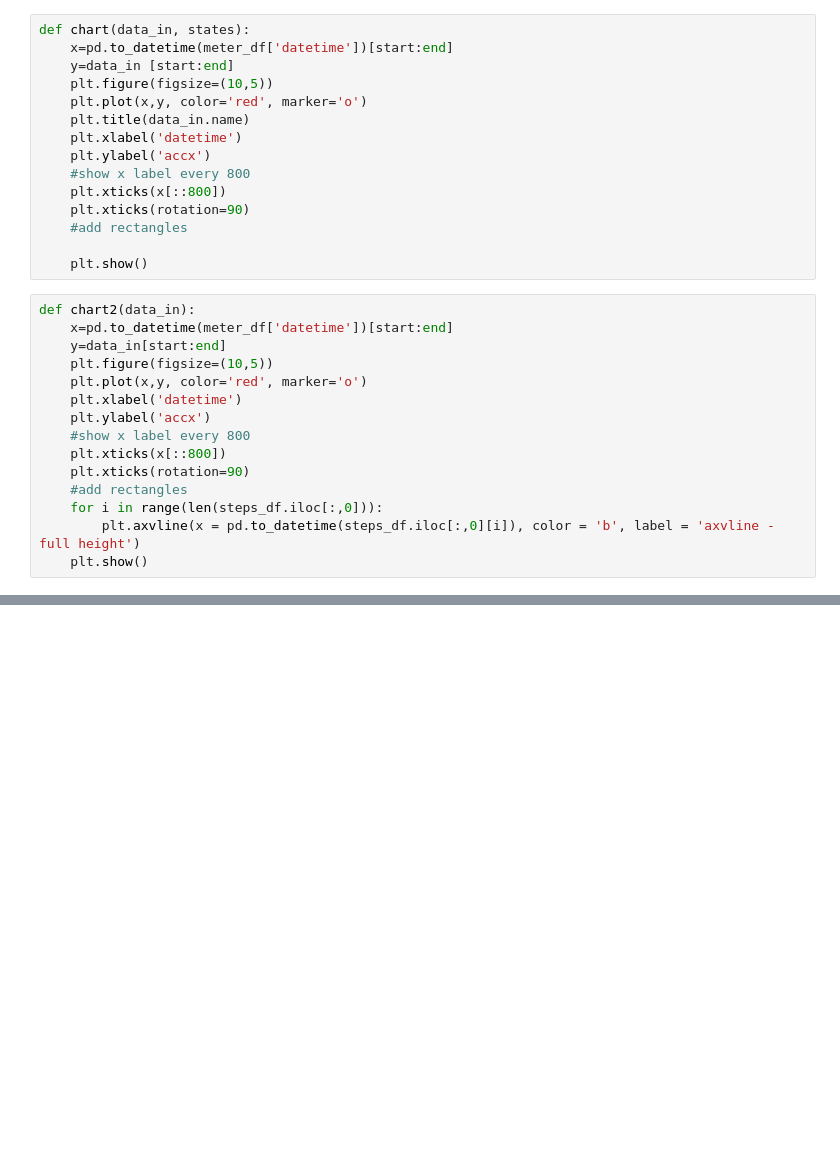
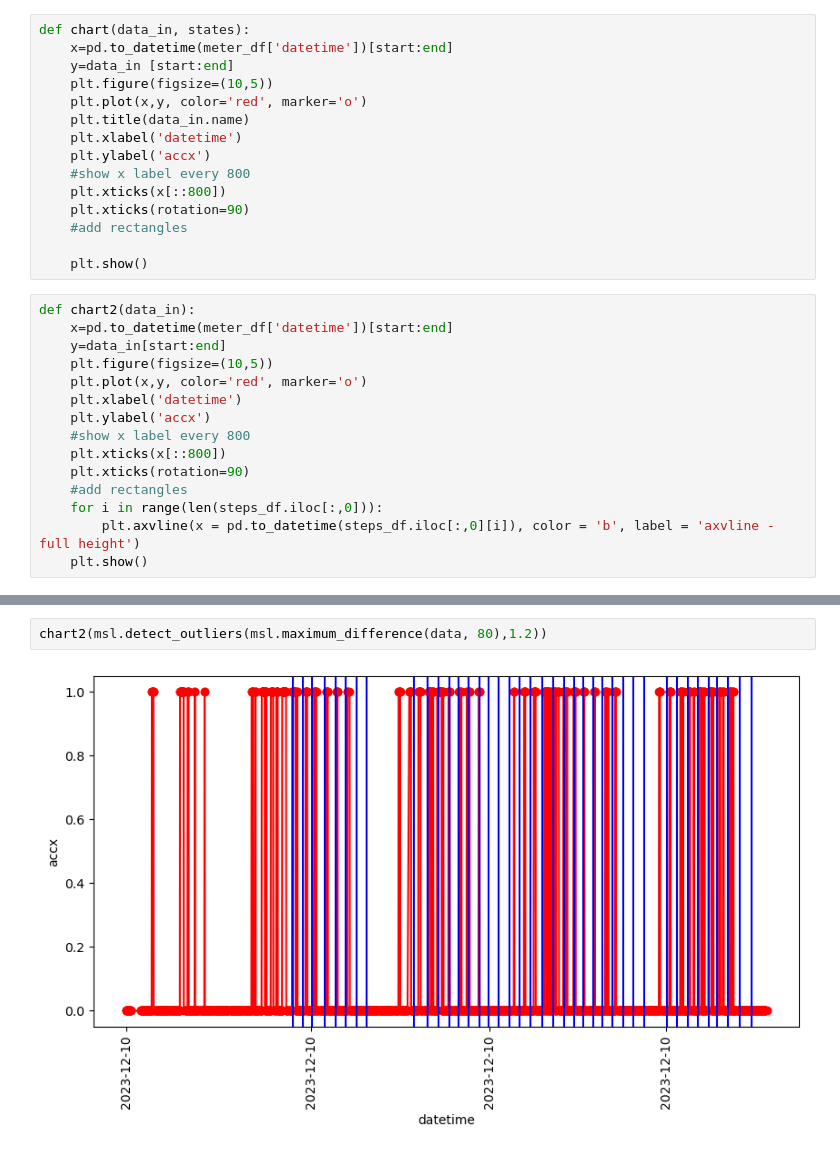
Before and after one commit to LaubertF/SheepRunDetection, a Jupyter notebook: StepDetection.ipynb, the cells around one changed output, grey strips where cells are left out. Saved outputs shown, nothing was run; the diff lists cells and outputs as text; blank space fills up the shorter version.

```diff
--- a/StepDetection.ipynb
+++ b/StepDetection.ipynb
@@ -66 +71,5 @@ print(data)
+# %%
+chart2(msl.detect_outliers(msl.maximum_difference(data, 80),1.2))
+# %% [output]
+[figure, added]
 # %%
```
Also changed, not shown: parts of 8 cells of this notebook, 6 other files.
